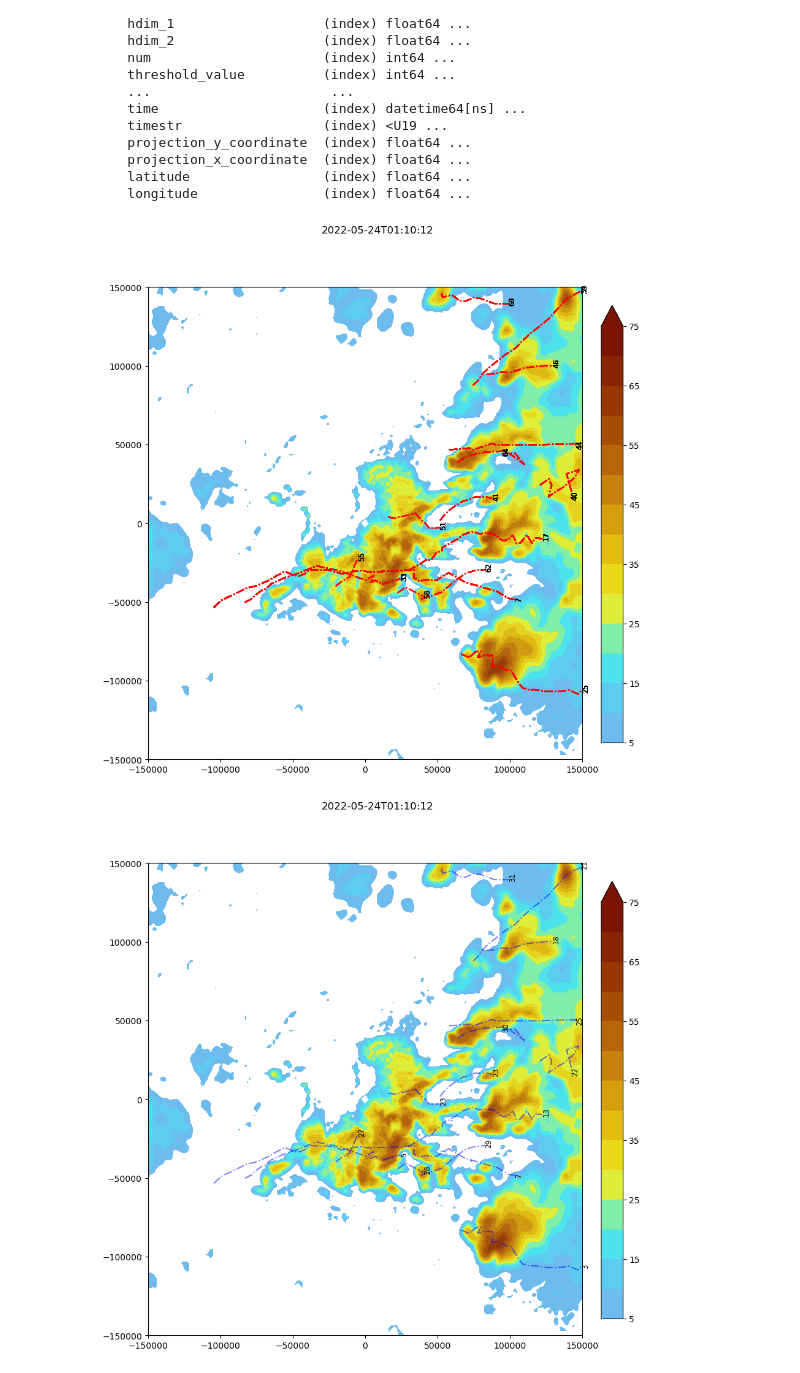
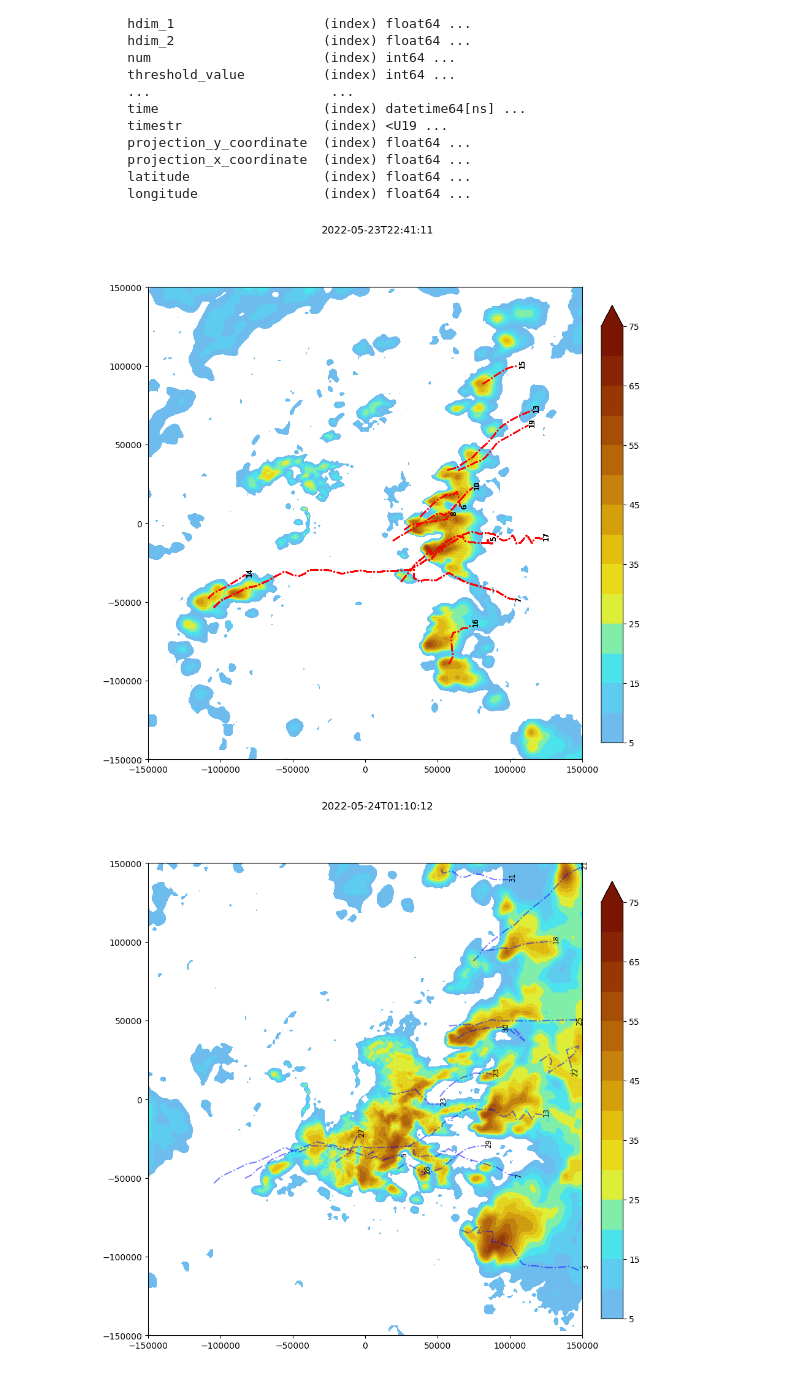
Before and after one commit to JuliaBuhrman/research2024, a Jupyter notebook: tobac_examples-Copy1.ipynb, the cells around one changed output. Saved outputs shown, nothing was run; the diff lists cells and outputs as text; code cells hidden in the pictures.

```diff
--- a/tobac_examples-Copy1.ipynb
+++ b/tobac_examples-Copy1.ipynb
@@ -501,7 +497,7 @@ Data variables: (12/13)
     longitude                (index) float64 ...
 # %%
 #
-frame = 40
+frame = 20
 isolated_min = 0.5
 show_tracks = True
 ref_levels = [5,10,15,20,25,30,35,40,45,50,55,60,65,70,75]
@@ -514,34 +510,36 @@ y_mesh,x_mesh = np.meshgrid(maxrefl['x'],maxrefl['y'])
 
 refplt = ax.contourf(y_mesh,x_mesh, refl, extend = 'max',levels = ref_levels,cmap='pyart_LangRainbow12',origin = 'lower', vmin=-24, vmax=72)#,extent = [0,-10000,-20000,-10000])
 fig.colorbar(refplt,fraction=0.046, pad=0.04)
 i = np.where(Mask['segmentation_mask'][frame,:,:] > 0)
 
 
 y, x = y_mesh[i[0],i[1]],x_mesh[i[0],i[1]]
 imcell2 = ax.scatter(y,x,s = 0.1,c = 'gray', marker = '.',alpha = 0.75)
 
 
 
 for i in Track['cell']:
     if i < 0:
         continue
     #print(i)
     if math.isfinite(i):
         cell_i = np.where(d['feature_parent_cell_id'] == i)
         if (np.nanmax(Features['frame'][cell_i]) >= frame) and (np.nanmin(Features['frame'][cell_i]) <= frame):
             ax.plot(Track['projection_x_coordinate'][cell_i], Track['projection_y_coordinate'][cell_i], '-.',color='r')
             ax.text(Track['projection_x_coordinate'][cell_i][-1],Track['projection_y_coordinate'][cell_i][-1], f'{int(i)}', fontsize = 'small',rotation = 'vertical')
         else:
             continue
 
 
 
 
 
 
 #     fig.savefig(plot_dir+'/'+'20260331_track_'+str(frame)+'.png')
+
+#fig.savefig('/Users/juliabman/Desktop/Seminar_Pictures/tobac_tracking20220524T011012.png')
 # %% [output]
-[figure, old version]
+[figure, new version]
 # %%
 #
 frame = 40
```
Also changed, not shown: parts of 8 cells of this notebook, 3 other files.
